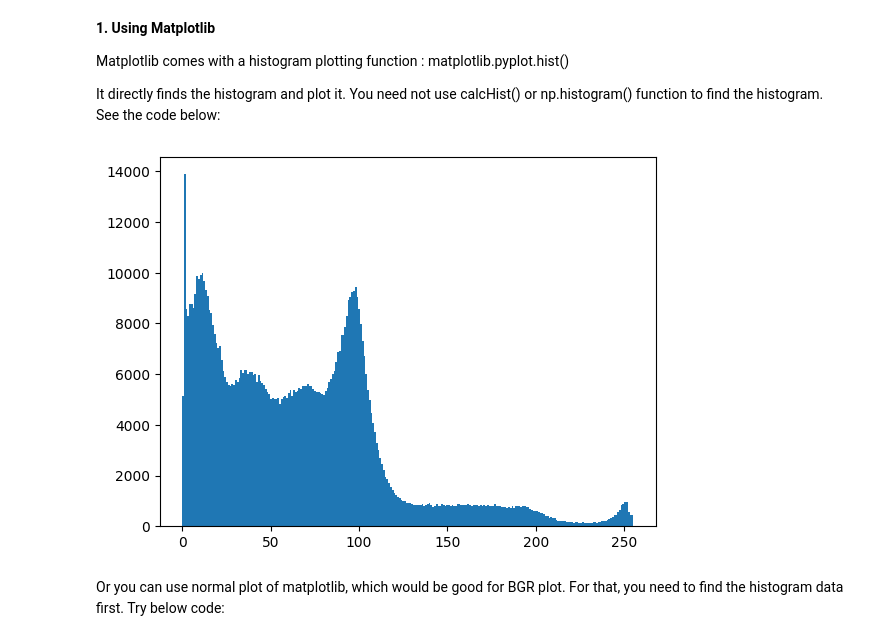
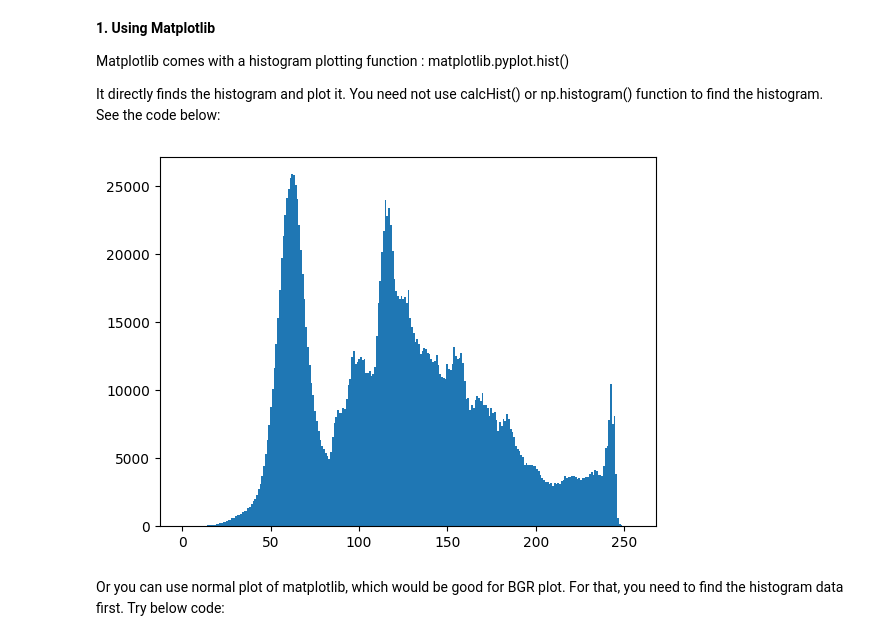
Before and after one commit to Likelipop/See_image_processing, a Jupyter notebook: Lab_02/Week2.ipynb, the cells around one changed output. Saved outputs shown, nothing was run; the diff lists cells and outputs as text; code cells hidden in the pictures.

```diff
--- a/Lab_02/Week2.ipynb
+++ b/Lab_02/Week2.ipynb
@@ -72,18 +79,13 @@ Long Way: use OpenCV drawing functions
 Matplotlib comes with a histogram plotting function : matplotlib.pyplot.hist()
 
 It directly finds the histogram and plot it. You need not use calcHist() or np.histogram() function to find the histogram. See the code below:
-# %%
-# Load the image at 'imgKarlMax_path' in grayscale mode
-imgKarlMax_GRAYSCALE = cv.imread(imgKarlMax_path, cv.IMREAD_GRAYSCALE)
-
-# Verify that the image has been loaded successfully; if not, raise an error message
-assert imgKarlMax_GRAYSCALE is not None, "File could not be read; check with os.path.exists()"
-
-# Display the histogram of pixel intensities in the grayscale image
-plt.hist(imgKarlMax_GRAYSCALE.ravel(), 256, [0, 255])
-plt.show()
-# %% [output]
-[figure, removed]
+# %%
+
+# raven flatten the image
+plt.hist(img_bliss.ravel(), 256, [0, 255])
+plt.show()
+# %% [output]
+[figure, added]
 # %% [markdown]
 Or you can use normal plot of matplotlib, which would be good for BGR plot. For that, you need to find the histogram data first. Try below code:
 # %%
```
Also changed, not shown: parts of 7 cells of this notebook.
